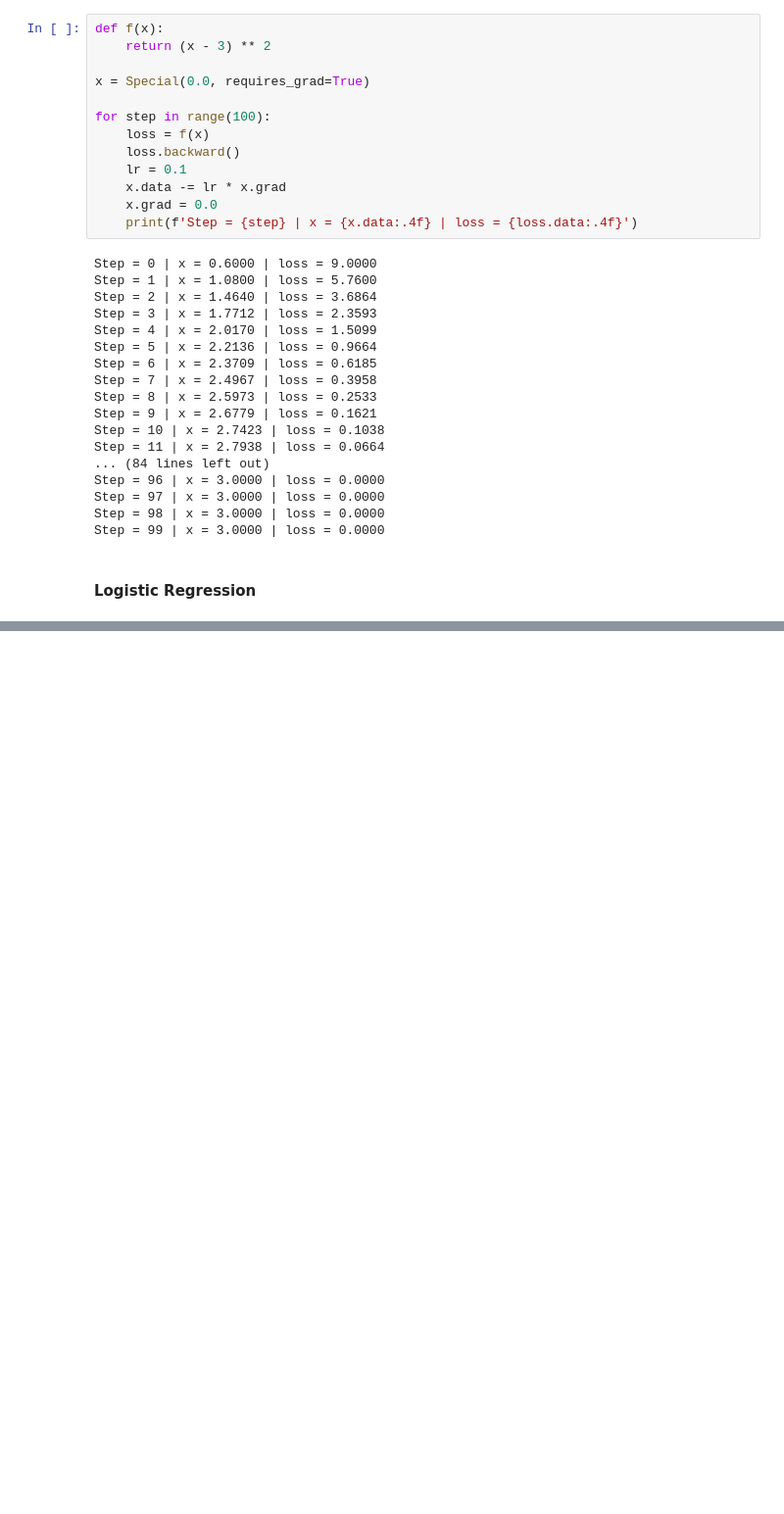
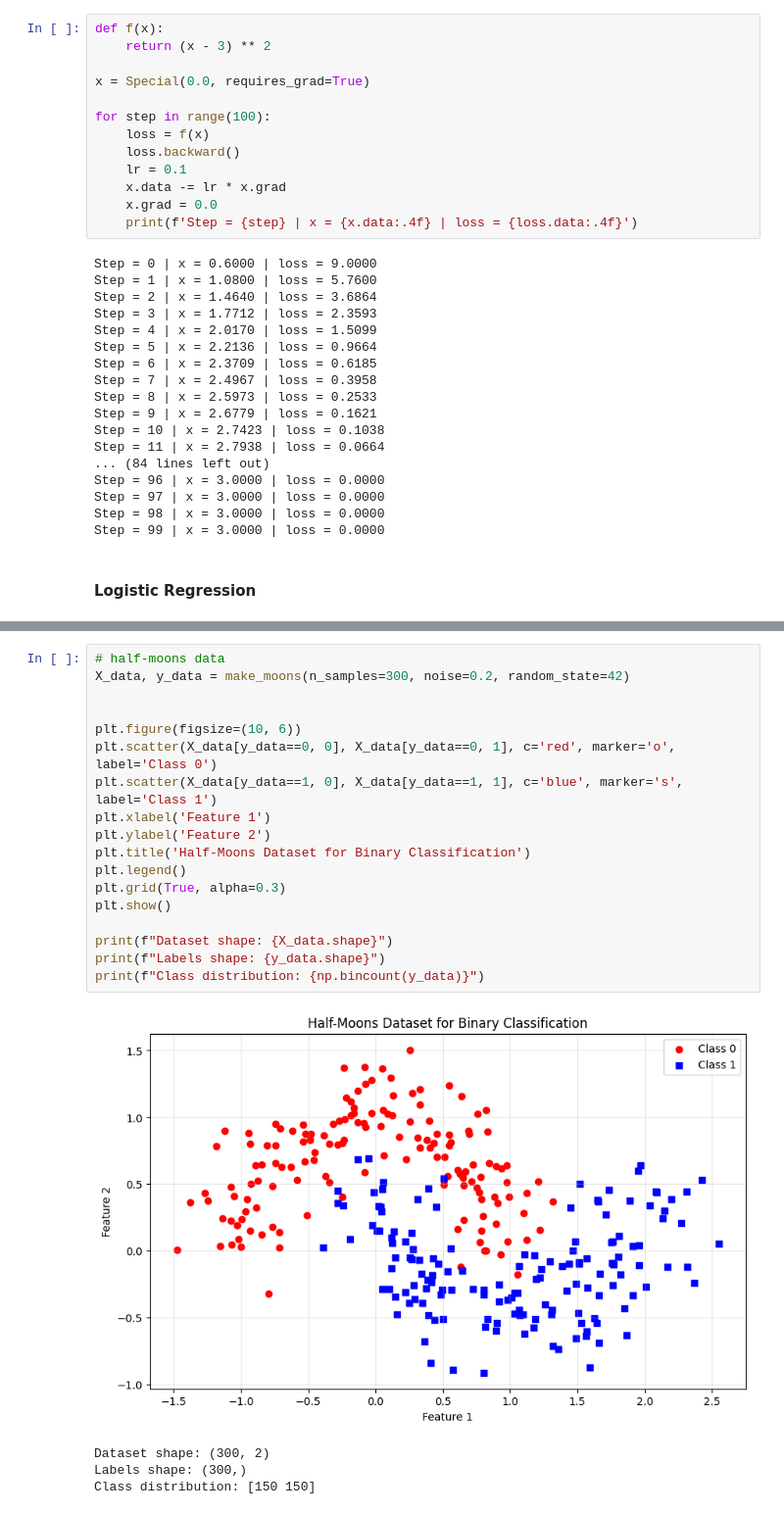
Before and after one commit to arvinsingh/toyGrad, a Jupyter notebook: example/Experiment.ipynb, the cells around one changed output, grey strips where cells are left out. Shown: that part at 98% size. Cells and saved outputs as stored; diff of their text form; blank space fills up the shorter version.

Commit message:
experiment mlp; visualized

```diff
--- a/example/Experiment.ipynb
+++ b/example/Experiment.ipynb
@@ -211,0 +280,23 @@ Epoch: 499 | Loss: 0.0042
+# %%
+# half-moons data
+X_data, y_data = make_moons(n_samples=300, noise=0.2, random_state=42)
+
+
+plt.figure(figsize=(10, 6))
+plt.scatter(X_data[y_data==0, 0], X_data[y_data==0, 1], c='red', marker='o', label='Class 0')
+plt.scatter(X_data[y_data==1, 0], X_data[y_data==1, 1], c='blue', marker='s', label='Class 1')
+plt.xlabel('Feature 1')
+plt.ylabel('Feature 2')
+plt.title('Half-Moons Dataset for Binary Classification')
+plt.legend()
+plt.grid(True, alpha=0.3)
+plt.show()
+
+print(f"Dataset shape: {X_data.shape}")
+print(f"Labels shape: {y_data.shape}")
+print(f"Class distribution: {np.bincount(y_data)}")
+# %% [output]
+[figure, added]
+Dataset shape: (300, 2)
+Labels shape: (300,)
+Class distribution: [150 150]
```
Also changed, not shown: parts of 13 cells of this notebook.
